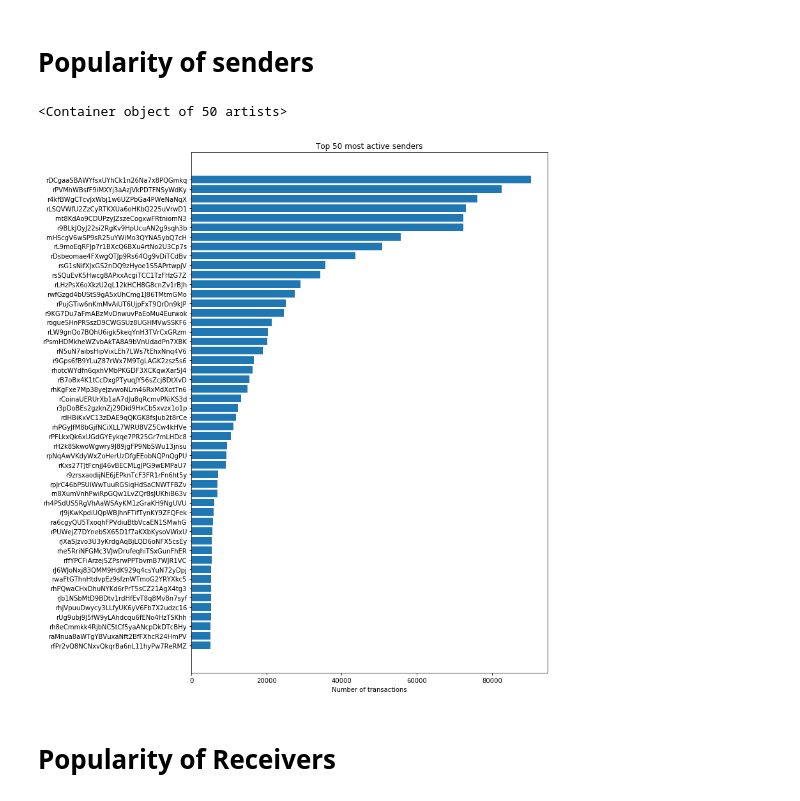
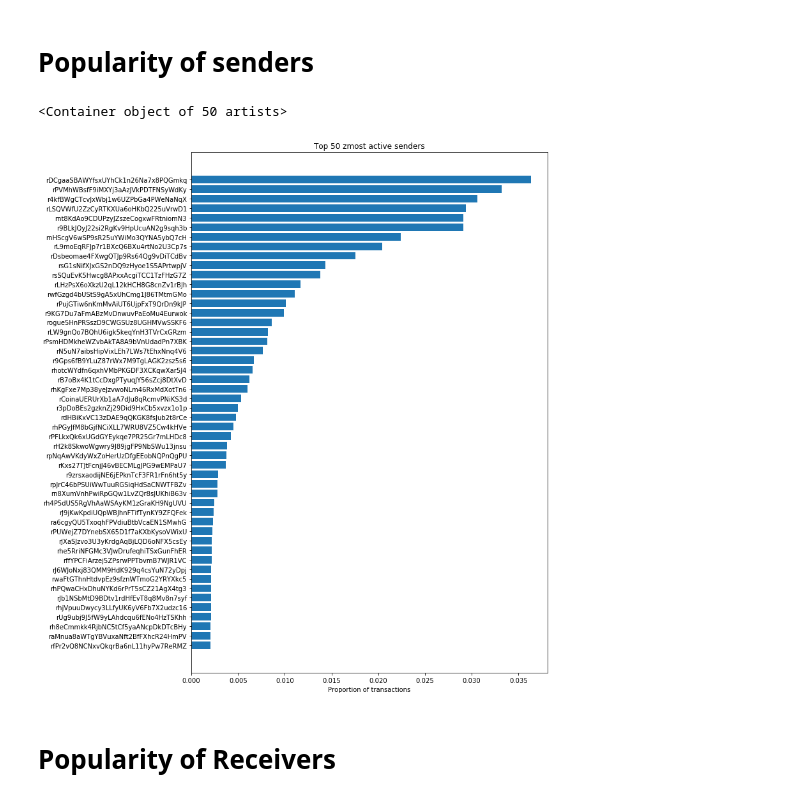
Before and after one commit to tur-ium/Ripple-and-privacy, a Jupyter notebook: Ripple dataset summary.ipynb, the cells around one changed output. Drawn from its saved outputs; the diff is of its cells as text; code cells hidden in the pictures.

```diff
--- a/Ripple dataset summary.ipynb
+++ b/Ripple dataset summary.ipynb
@@ -208,14 +208,15 @@ plt.bar([0,1],[rec_intersect_sen,sen_intersect_rec],tick_label=[r'Senders who ar
 # %% [markdown]
 # Popularity of senders
 # %%
+most_pop_sen = grouped_s_agg.nlargest(50)[::-1]
 
 plt.figure(figsize=(10,15))
-plt.title('Top 50 most active senders')
-plt.xlabel('Number of transactions')
-plt.barh(np.arange(0,50,1),grouped_s_agg.nlargest(50)[::-1].values,height=.8,tick_label=grouped_s_agg.nlargest(50).keys()[::-1])
+plt.title('Top 50 zmost active senders')
+plt.xlabel('Proportion of transactions')
+plt.barh(np.arange(0,50,1),most_pop_sen.values/len(dataset),height=.8,tick_label=most_pop_sen.keys())
 # %% [output]
 <Container object of 50 artists>
-[figure, old version]
+[figure, new version]
 # %% [markdown]
 # Popularity of Receivers
 # %%
```
Also changed, not shown: parts of 3 cells of this notebook.
